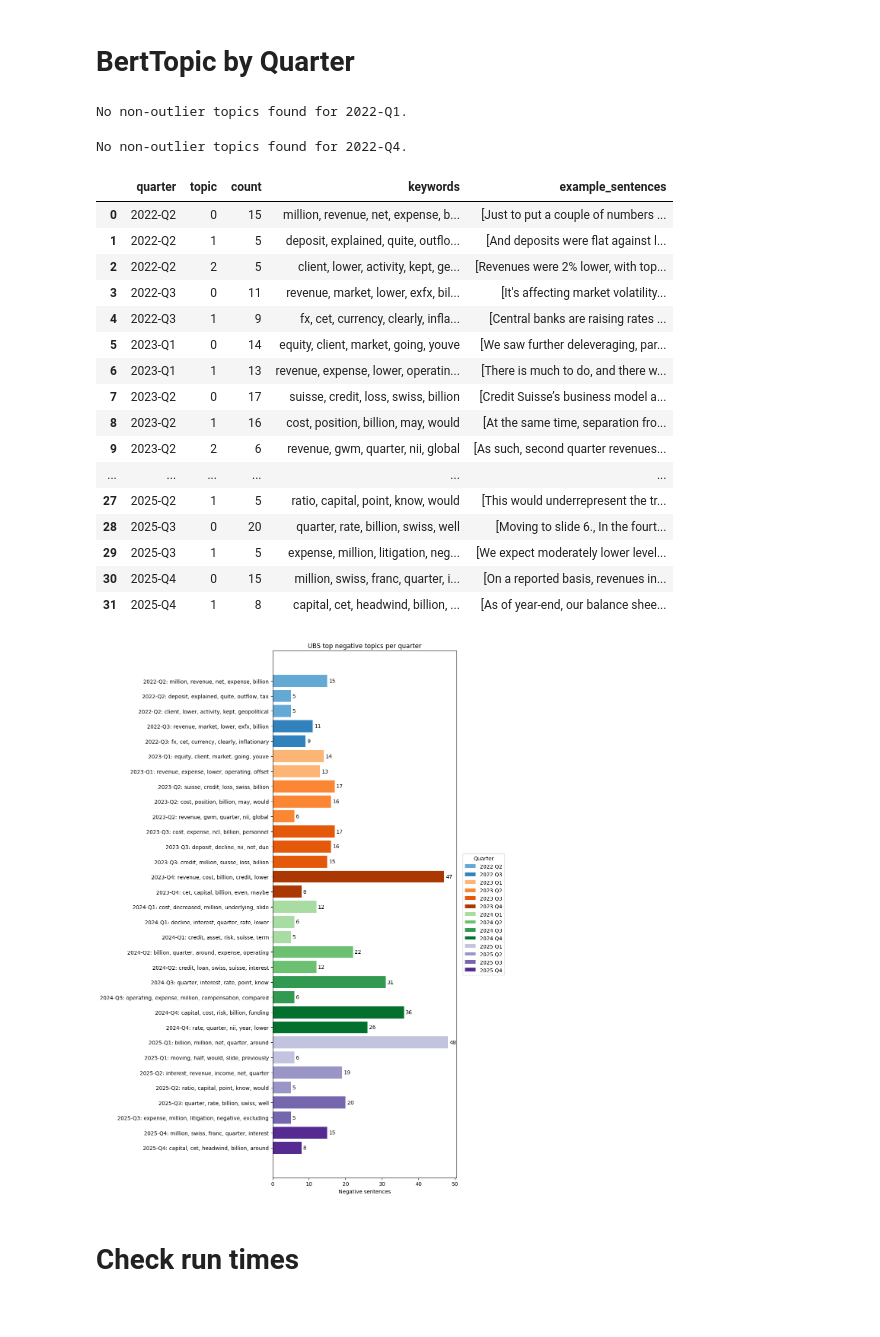
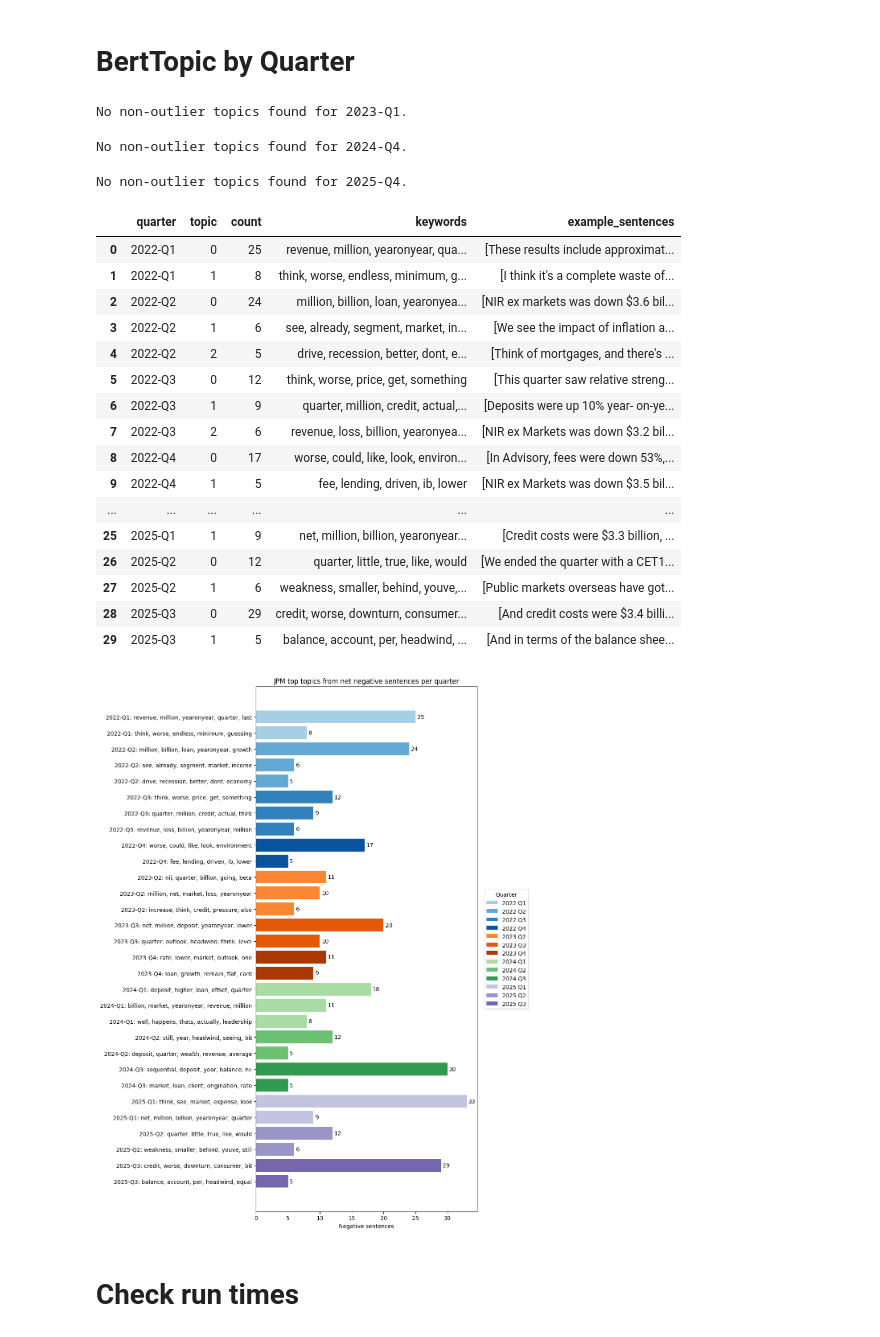
Before and after one commit to maybebool/boe-financial-analysis, a Jupyter notebook: notebooks/rachel/All_in_one/v2_sentiment_classifier/v2_sentiment_classification.ipynb, the cells around one changed output. Drawn from its saved outputs; the diff is of its cells as text; code cells hidden in the pictures.

Commit message:
Minor tweaks to plots

```diff
--- a/notebooks/rachel/All_in_one/v2_sentiment_classifier/v2_sentiment_classification.ipynb
+++ b/notebooks/rachel/All_in_one/v2_sentiment_classifier/v2_sentiment_classification.ipynb
@@ -195,7 +195,7 @@ data.shape
 Amend the commented section to include the bank of choice. Default is set as UBS
 # %%
 # Choose bank name - either UBS or JPM for this work
-bank_name = 'UBS'
+bank_name = 'JPM'
 # %%
 # Create folder for bank_name specific sentiment classification results
 import os
@@ -1507,28 +1505,29 @@ def find_top_negative_topics_per_quarter(
 # %%
 top_topics = find_top_negative_topics_per_quarter(data, bank=bank_name)
 # %% [output]
-No non-outlier topics found for 2022-Q1.
+No non-outlier topics found for 2023-Q1.
-No non-outlier topics found for 2022-Q4.
+No non-outlier topics found for 2024-Q4.
+No non-outlier topics found for 2025-Q4.
 # %%
 display(top_topics)
 # %% [output]
 |  | quarter | topic | count | keywords | example_sentences |
-| 0 | 2022-Q2 | 0 | 15 | million, revenue, net, expense, b... | [Just to put a couple of numbers ... |
-| 1 | 2022-Q2 | 1 | 5 | deposit, explained, quite, outflo... | [And deposits were flat against l... |
-| 2 | 2022-Q2 | 2 | 5 | client, lower, activity, kept, ge... | [Revenues were 2% lower, with top... |
-| 3 | 2022-Q3 | 0 | 11 | revenue, market, lower, exfx, bil... | [It's affecting market volatility... |
-| 4 | 2022-Q3 | 1 | 9 | fx, cet, currency, clearly, infla... | [Central banks are raising rates ... |
-| 5 | 2023-Q1 | 0 | 14 | equity, client, market, going, youve | [We saw further deleveraging, par... |
-| 6 | 2023-Q1 | 1 | 13 | revenue, expense, lower, operatin... | [There is much to do, and there w... |
-| 7 | 2023-Q2 | 0 | 17 | suisse, credit, loss, swiss, billion | [Credit Suisse’s business model a... |
-| 8 | 2023-Q2 | 1 | 16 | cost, position, billion, may, would | [At the same time, separation fro... |
-| 9 | 2023-Q2 | 2 | 6 | revenue, gwm, quarter, nii, global | [As such, second quarter revenues... |
+| 0 | 2022-Q1 | 0 | 25 | revenue, million, yearonyear, qua... | [These results include approximat... |
+| 1 | 2022-Q1 | 1 | 8 | think, worse, endless, minimum, g... | [I think it's a complete waste of... |
+| 2 | 2022-Q2 | 0 | 24 | million, billion, loan, yearonyea... | [NIR ex markets was down $3.6 bil... |
+| 3 | 2022-Q2 | 1 | 6 | see, already, segment, market, in... | [We see the impact of inflation a... |
+| 4 | 2022-Q2 | 2 | 5 | drive, recession, better, dont, e... | [Think of mortgages, and there's ... |
+| 5 | 2022-Q3 | 0 | 12 | think, worse, price, get, something | [This quarter saw relative streng... |
+| 6 | 2022-Q3 | 1 | 9 | quarter, million, credit, actual,... | [Deposits were up 10% year- on-ye... |
+| 7 | 2022-Q3 | 2 | 6 | revenue, loss, billion, yearonyea... | [NIR ex Markets was down $3.2 bil... |
+| 8 | 2022-Q4 | 0 | 17 | worse, could, like, look, environ... | [In Advisory, fees were down 53%,... |
+| 9 | 2022-Q4 | 1 | 5 | fee, lending, driven, ib, lower | [NIR ex Markets was down $3.5 bil... |
 | ... | ... | ... | ... | ... | ... |
-| 27 | 2025-Q2 | 1 | 5 | ratio, capital, point, know, would | [This would underrepresent the tr... |
-| 28 | 2025-Q3 | 0 | 20 | quarter, rate, billion, swiss, well | [Moving to slide 6., In the fourt... |
-| 29 | 2025-Q3 | 1 | 5 | expense, million, litigation, neg... | [We expect moderately lower level... |
-| 30 | 2025-Q4 | 0 | 15 | million, swiss, franc, quarter, i... | [On a reported basis, revenues in... |
-| 31 | 2025-Q4 | 1 | 8 | capital, cet, headwind, billion, ... | [As of year-end, our balance shee... |
+| 25 | 2025-Q1 | 1 | 9 | net, million, billion, yearonyear... | [Credit costs were $3.3 billion, ... |
+| 26 | 2025-Q2 | 0 | 12 | quarter, little, true, like, would | [We ended the quarter with a CET1... |
+| 27 | 2025-Q2 | 1 | 6 | weakness, smaller, behind, youve,... | [Public markets overseas have got... |
+| 28 | 2025-Q3 | 0 | 29 | credit, worse, downturn, consumer... | [And credit costs were $3.4 billi... |
+| 29 | 2025-Q3 | 1 | 5 | balance, account, per, headwind, ... | [And in terms of the balance shee... |
 # %%
 import matplotlib.pyplot as plt
 from matplotlib.patches import Patch
@@ -1545,35 +1544,39 @@ def plot_top_topics_single_figure(top_topics, bank=""):
     years = sorted(df["year"].unique())
     year_cmap = {y: plt.get_cmap(base_cmaps[i % len(base_cmaps)]) for i, y in enumerate(years)}
     # Q1 lightest -> Q4 darkest
     shade = {1: 0.35, 2: 0.52, 3: 0.69, 4: 0.86}
 
     colours = [year_cmap[r.year](shade[r.q]) for r in df.itertuples()]
 
 
     labels = [f"{r.quarter}: {r.keywords}" for r in df.itertuples()]
 
     fig, ax = plt.subplots(figsize=(11, 0.4 * len(df) + 2))
     bars = ax.barh(range(len(df)), df["count"], color=colours)
     ax.bar_label(bars, padding=3)
     ax.set_yticks(range(len(df)))
     ax.set_yticklabels(labels)
     ax.invert_yaxis()
     ax.set_xlabel("Negative sentences")
 
     handles = [
         Patch(facecolor=year_cmap[y](shade[q]), label=f"{y} Q{q}")
         for y in years
         for q in sorted(df.loc[df["year"] == y, "q"].unique())
     ]
     ax.legend(handles=handles, title="Quarter", loc="center left",
               bbox_to_anchor=(1.02, 0.5))
-    ax.set_title(f"{bank} top negative topics per quarter".strip())
+    ax.set_title(f"{bank} top topics from net negative sentences per quarter".strip())
     fig.tight_layout()
+    # save figure in bank folder
+    plt.savefig(f"{results_folder}/negative_sentence_topics_by_quarter_for_{bank_name}.png")
+
     plt.show()
 
+
 plot_top_topics_single_figure(top_topics, bank=bank_name)
 # %% [output]
-[figure, old version]
+[figure, new version]
 # %% [markdown]
 # Check run times
 # %%
```
Also changed, not shown: parts of 44 cells of this notebook, 2 other files.
